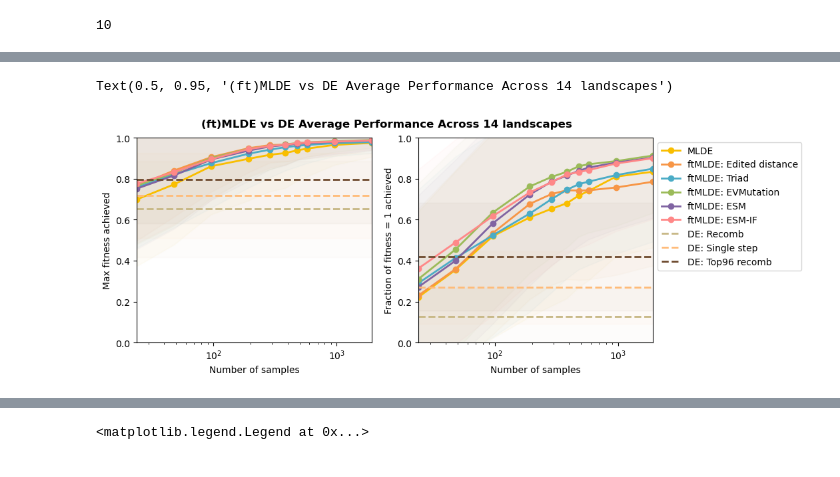
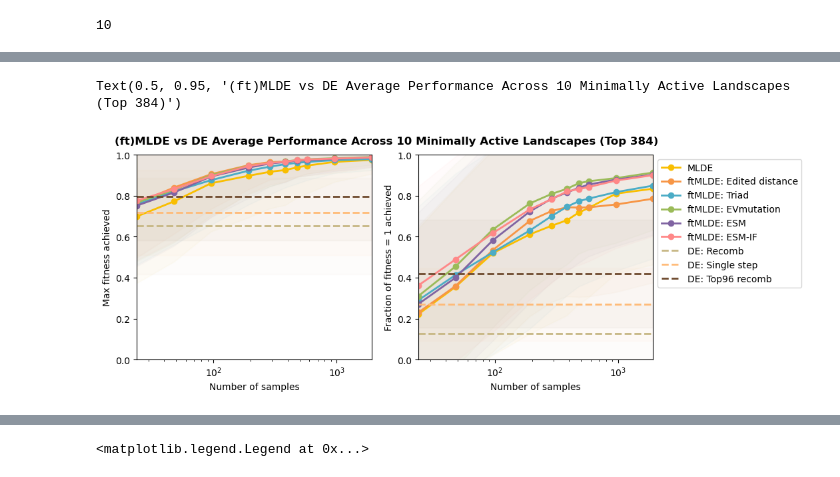
Before and after one commit to fhalab/SSMuLA, a Jupyter notebook: sandbox/avg_datasets.ipynb, the cells around one changed output, grey strips where cells are left out. Drawn from its saved outputs; the diff is of its cells as text; code cells hidden in the pictures.

```diff
--- a/sandbox/avg_datasets.ipynb
+++ b/sandbox/avg_datasets.ipynb
@@ -236,33 +236,33 @@ for ax, mlde_metric, de_metric, y_label in zip(
             de_avg.loc[de, f"{de_metric}_mean"],
             label=f"DE: {DE_LEGEND_MAP[de]}",
             color=DE_COLORS[de],
             linestyle="dashed",
             linewidth=2,
         )
         ax.fill_between(
             N_SAMPLE_LIST,
             de_avg.loc[de, f"{de_metric}_mean"] - de_avg.loc[de, f"{de_metric}_std"],
             de_avg.loc[de, f"{de_metric}_mean"] + de_avg.loc[de, f"{de_metric}_std"],
             color=DE_COLORS[de],
             alpha=0.03,
         )
 
     ax.set_xlim(N_SAMPLE_LIST[0], N_SAMPLE_LIST[-1])
     ax.set_ylim(0, 1.0)
 
     ax.set_xscale("log")
     ax.set_xlabel("Number of samples")
     ax.set_ylabel(f"{y_label} achieved")
 
     if ax == axes[1]:
         ax.legend(loc="upper left", bbox_to_anchor=(1, 1))
 
 fig.suptitle(
-    "(ft)MLDE vs DE Average Performance Across 14 landscapes",
+    f"(ft)MLDE vs DE Average Performance Across 10 Minimally Active Landscapes (Top {n_top})",
     fontsize=12,
     fontweight="bold",
     y=0.95,
 )
 # %% [output]
-Text(0.5, 0.95, '(ft)MLDE vs DE Average Performance Across 14 landscapes')
+Text(0.5, 0.95, '(ft)MLDE vs DE Average Performance Across 10 Minimally Active Landscapes (Top 384)')
-[figure, old version]
+[figure, new version]
```
Also changed, not shown: parts of 5 cells of this notebook, 4 other files.
